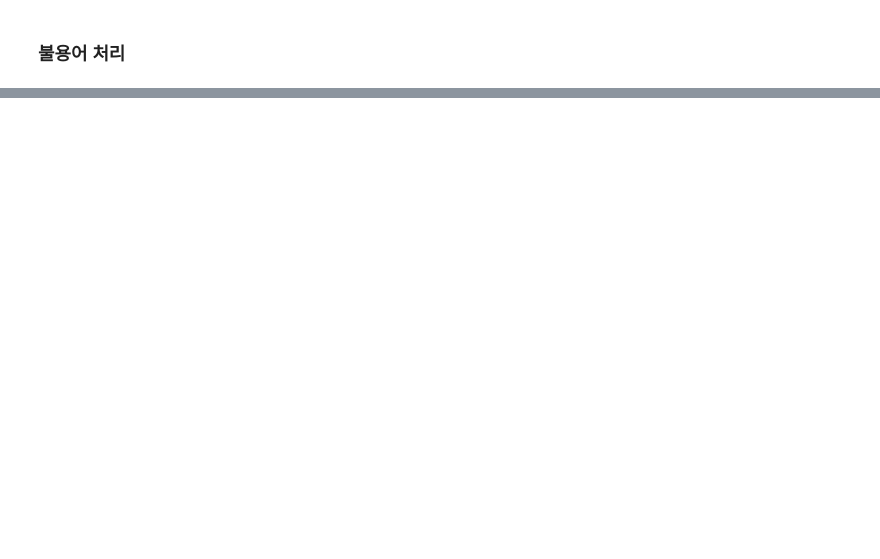
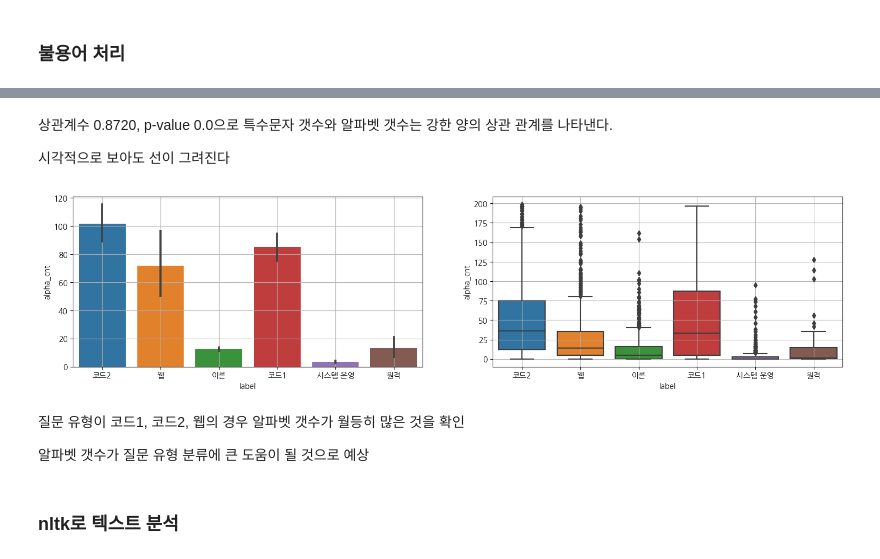
Before and after one commit to hwtheowl/QnA_Classification, a Jupyter notebook: preprocess_and_EDA.ipynb, the cells around one changed output, grey strips where cells are left out. Drawn from its saved outputs; the diff is of its cells as text; code cells hidden in the pictures; blank space fills up the shorter version.

```diff
--- a/preprocess_and_EDA.ipynb
+++ b/preprocess_and_EDA.ipynb
@@ -133,0 +277,22 @@ data["nouns_no_sw"] = data["nouns"].apply(lambda x: [word for word in x if word
+# %% [markdown]
+상관계수 0.8720, p-value 0.0으로 특수문자 갯수와 알파벳 갯수는 강한 양의 상관 관계를 나타낸다.
+
+시각적으로 보아도 선이 그려진다
+# %%
+plt.figure(figsize=(18,4))
+plt.subplot(1,2,1)
+sns.barplot(x="label", y="alpha_cnt", data=results_df)
+plt.grid()
+
+plt.subplot(1,2,2)
+sns.boxplot(x= "label", y="alpha_cnt", data=results_df[results_df["alpha_cnt"] < 200])
+plt.grid()
+plt.show()
+# %% [output]
+[figure, added]
+# %% [markdown]
+질문 유형이 코드1, 코드2, 웹의 경우 알파벳 갯수가 월등히 많은 것을 확인
+
+알파벳 갯수가 질문 유형 분류에 큰 도움이 될 것으로 예상
+# %% [markdown]
+### nltk로 텍스트 분석
```
Also changed, not shown: parts of 47 cells of this notebook, 2 other files.
